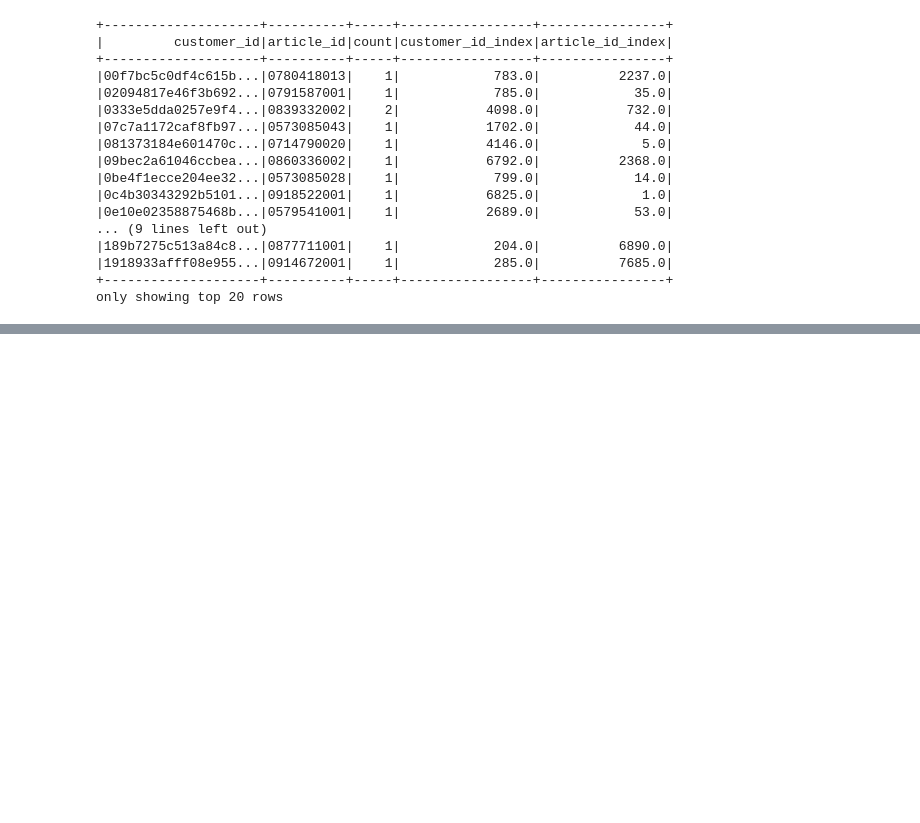
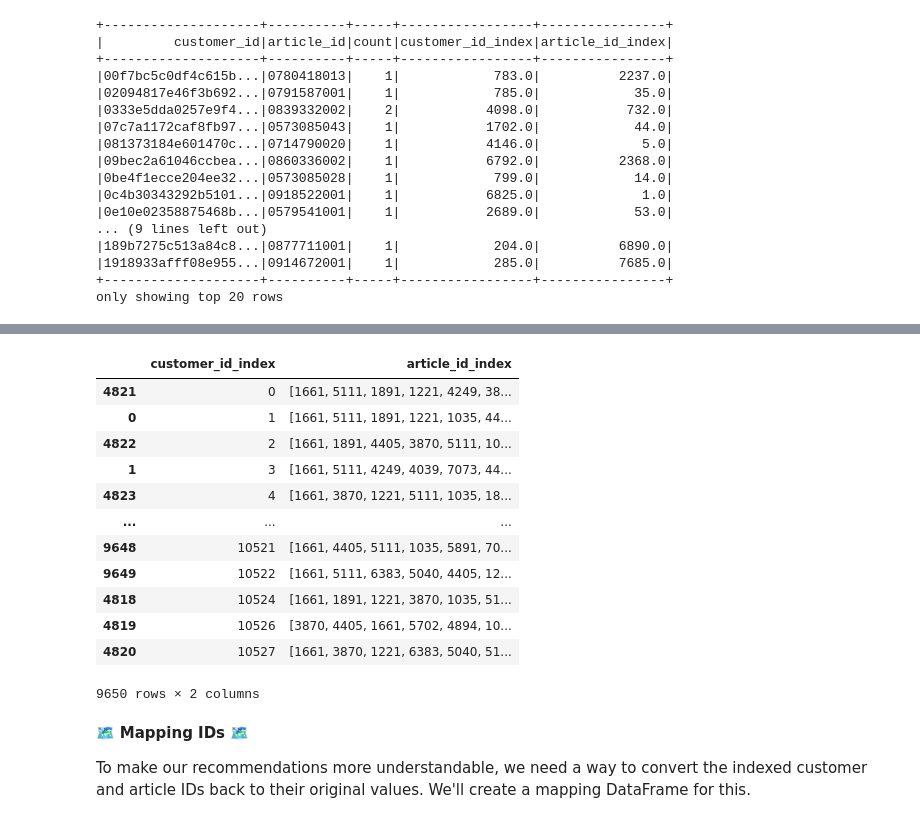
Before and after one commit to amien1410/colab-notebooks, a Jupyter notebook: Colab_Pyspark_H&M_EDA_Recommendation_Part2.ipynb, the cells around one changed output, grey strips where cells are left out. Saved outputs shown, nothing was run; the diff lists cells and outputs as text; code cells hidden in the pictures; blank space fills up the shorter version.

```diff
--- a/Colab_Pyspark_H&M_EDA_Recommendation_Part2.ipynb
+++ b/Colab_Pyspark_H&M_EDA_Recommendation_Part2.ipynb
@@ -244,0 +249,2 @@ only showing top 20 rows
+# %%
+(training,test)=transformed.randomSplit([0.8, 0.2])
@@ -244,0 +346,3 @@ only showing top 20 rows
+# %%
+df_recom = best_model.recommendForAllUsers(10)
+df_recom.show(10)
@@ -244,0 +369,4 @@ only showing top 20 rows
+# %%
+df_recom = df_recom.select("customer_id_index","recommendations.article_id_index")
+df_recom.show(10)
+df_recom = df_recom.toPandas()
@@ -244,0 +389,20 @@ only showing top 20 rows
+# %%
+df_recom.sort_values('customer_id_index')
+# %% [output]
+|  | customer_id_index | article_id_index |
+| 4821 | 0 | [1661, 5111, 1891, 1221, 4249, 38... |
+| 0 | 1 | [1661, 5111, 1891, 1221, 1035, 44... |
+| 4822 | 2 | [1661, 1891, 4405, 3870, 5111, 10... |
+| 1 | 3 | [1661, 5111, 4249, 4039, 7073, 44... |
+| 4823 | 4 | [1661, 3870, 1221, 5111, 1035, 18... |
+| ... | ... | ... |
+| 9648 | 10521 | [1661, 4405, 5111, 1035, 5891, 70... |
+| 9649 | 10522 | [1661, 5111, 6383, 5040, 4405, 12... |
+| 4818 | 10524 | [1661, 1891, 1221, 3870, 1035, 51... |
+| 4819 | 10526 | [3870, 4405, 1661, 5702, 4894, 10... |
+| 4820 | 10527 | [1661, 3870, 1221, 6383, 5040, 51... |
+9650 rows × 2 columns
+# %% [markdown]
+🗺️ **Mapping IDs** 🗺️
+
+To make our recommendations more understandable, we need a way to convert the indexed customer and article IDs back to their original values. We'll create a mapping DataFrame for this.
```
Also changed, not shown: parts of 13 cells of this notebook.
